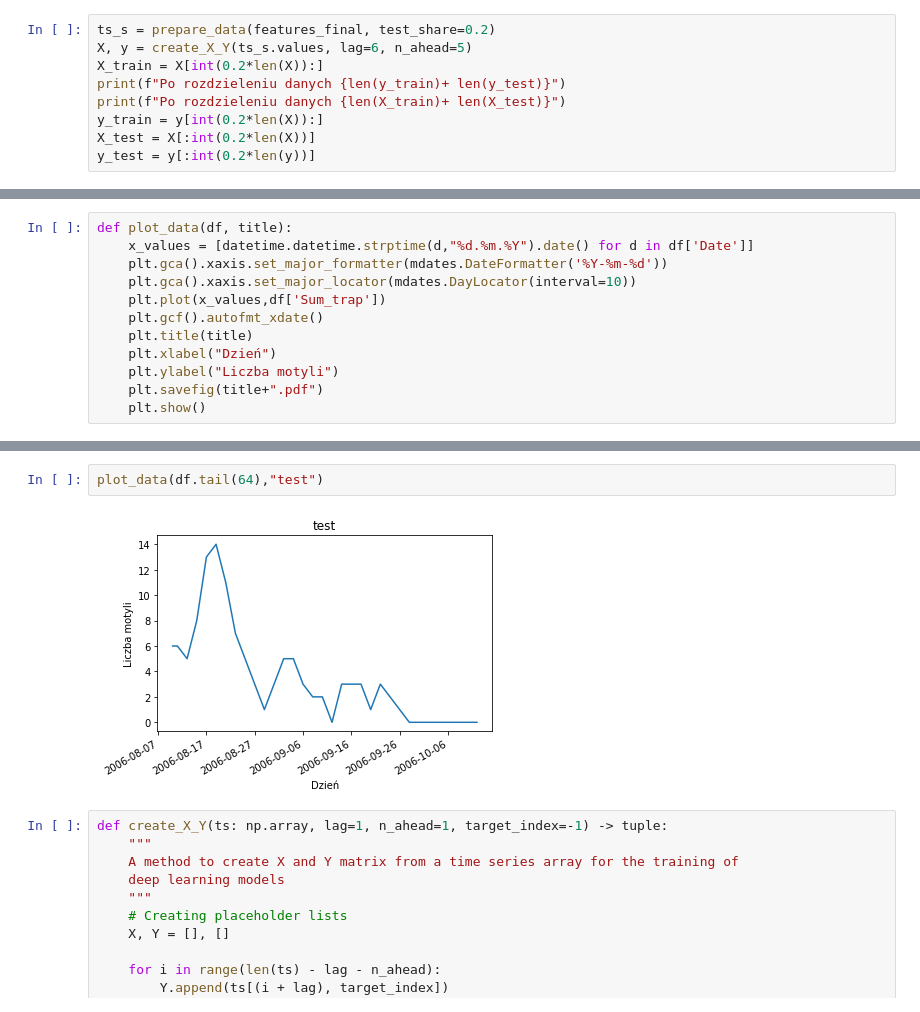
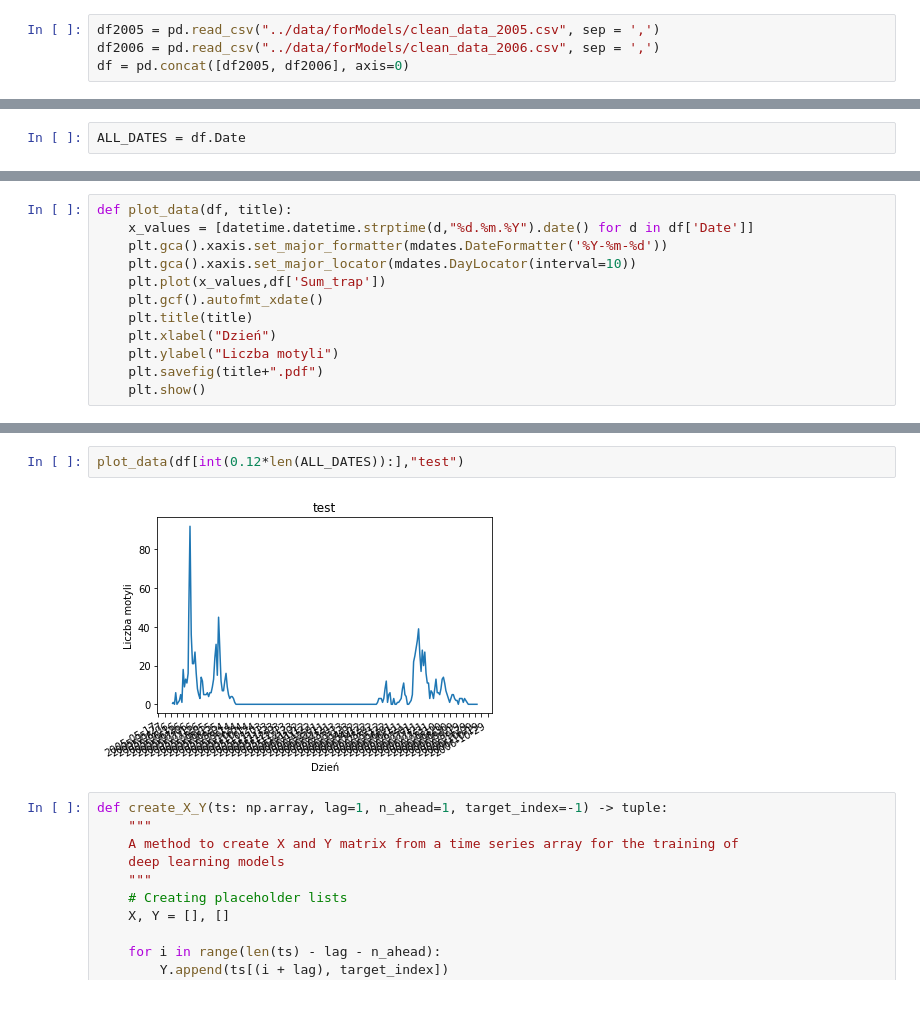
Before and after one commit to Ligerd/research_project, a Jupyter notebook: code/Ręczna_regresja.ipynb, the cells around one changed output, grey strips where cells are left out. Saved outputs shown, nothing was run; the diff lists cells and outputs as text.

```diff
--- a/code/Ręczna_regresja.ipynb
+++ b/code/Ręczna_regresja.ipynb
@@ -24,11 +24,6 @@ from itertools import combinations_with_replacement
 import pickl
 import matplotlib.dates as mdates
 # %%
-ts_s = prepare_data(features_final, test_share=0.2)
-X, y = create_X_Y(ts_s.values, lag=6, n_ahead=5)
-X_train = X[int(0.2*len(X)):]
-print(f"Po rozdzieleniu danych {len(y_train)+ len(y_test)}")
-print(f"Po rozdzieleniu danych {len(X_train)+ len(X_test)}")
-y_train = y[int(0.2*len(X)):]
-X_test = X[:int(0.2*len(X))]
-y_test = y[:int(0.2*len(y))]
+df2005 = pd.read_csv("../data/forModels/clean_data_2005.csv", sep = ',')
+df2006 = pd.read_csv("../data/forModels/clean_data_2006.csv", sep = ',')
+df = pd.concat([df2005, df2006], axis=0)
@@ -44,0 +30,2 @@ len(X_train[0])
+# %%
+ALL_DATES = df.Date
@@ -57,7 +83,7 @@ def plot_data(df, title):
 # %%
-plot_data(df.tail(64),"test")
+plot_data(df[int(0.12*len(ALL_DATES)):],"test")
 # %% [output]
-[figure, old version]
+[figure, new version]
 # %%
 def create_X_Y(ts: np.array, lag=1, n_ahead=1, target_index=-1) -> tuple:
     """
```
Also changed, not shown: parts of 39 cells of this notebook, 1 other file.
